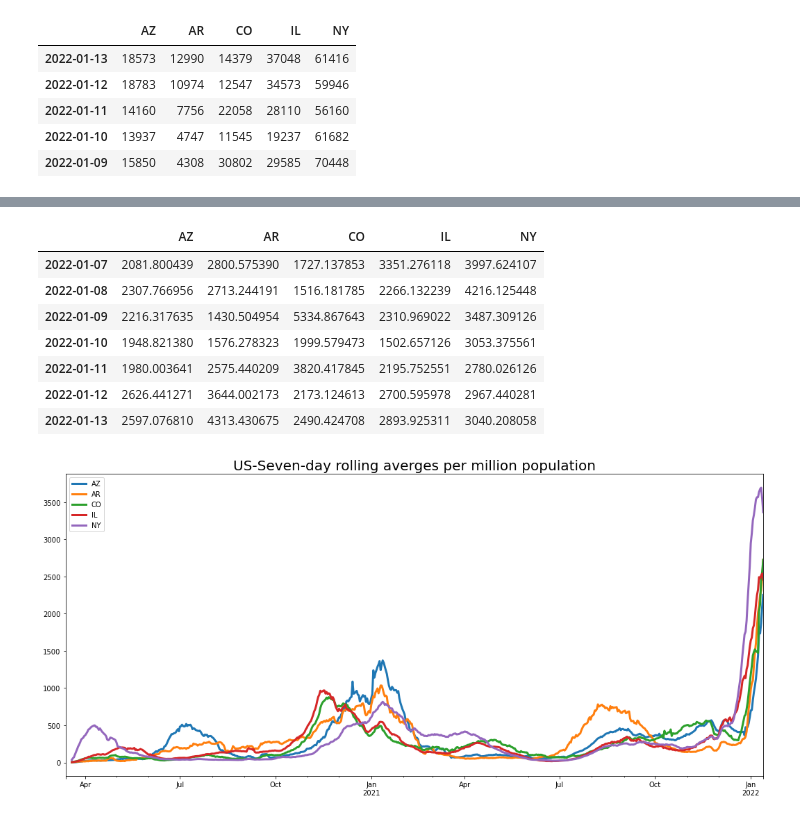
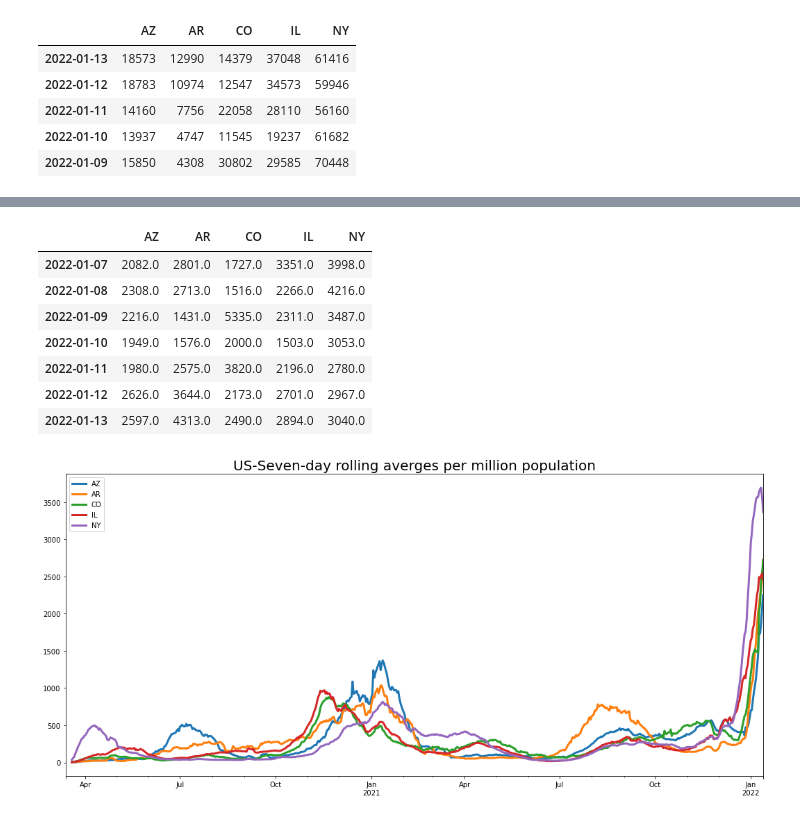
Before and after one commit to edterrell/covid_machinations, a Jupyter notebook: covid19.ipynb, the cells around one changed output, grey strips where cells are left out. Drawn from its saved outputs; the diff is of its cells as text; code cells hidden in the pictures.

Commit message:
general cleanup: merged cells, added round to improve display clarity

```diff
--- a/covid19.ipynb
+++ b/covid19.ipynb
@@ -271,15 +252,15 @@ Name: pop_millions, dtype: float64
 # %%
-state_cases_by_million = state/pop_series
+state_cases_by_million = (state/pop_series).round()
 state_cases_by_million.tail(7)
 # %% [output]
 |  | AZ | AR | CO | IL | NY |
-| 2022-01-07 | 2081.800439 | 2800.575390 | 1727.137853 | 3351.276118 | 3997.624107 |
-| 2022-01-08 | 2307.766956 | 2713.244191 | 1516.181785 | 2266.132239 | 4216.125448 |
-| 2022-01-09 | 2216.317635 | 1430.504954 | 5334.867643 | 2310.969022 | 3487.309126 |
-| 2022-01-10 | 1948.821380 | 1576.278323 | 1999.579473 | 1502.657126 | 3053.375561 |
-| 2022-01-11 | 1980.003641 | 2575.440209 | 3820.417845 | 2195.752551 | 2780.026126 |
-| 2022-01-12 | 2626.441271 | 3644.002173 | 2173.124613 | 2700.595978 | 2967.440281 |
-| 2022-01-13 | 2597.076810 | 4313.430675 | 2490.424708 | 2893.925311 | 3040.208058 |
+| 2022-01-07 | 2082.0 | 2801.0 | 1727.0 | 3351.0 | 3998.0 |
+| 2022-01-08 | 2308.0 | 2713.0 | 1516.0 | 2266.0 | 4216.0 |
+| 2022-01-09 | 2216.0 | 1431.0 | 5335.0 | 2311.0 | 3487.0 |
+| 2022-01-10 | 1949.0 | 1576.0 | 2000.0 | 1503.0 | 3053.0 |
+| 2022-01-11 | 1980.0 | 2575.0 | 3820.0 | 2196.0 | 2780.0 |
+| 2022-01-12 | 2626.0 | 3644.0 | 2173.0 | 2701.0 | 2967.0 |
+| 2022-01-13 | 2597.0 | 4313.0 | 2490.0 | 2894.0 | 3040.0 |
 # %%
 # Plot 7-day moving averge per million population
 plt.close('all')
```
Also changed, not shown: parts of 16 cells of this notebook.
